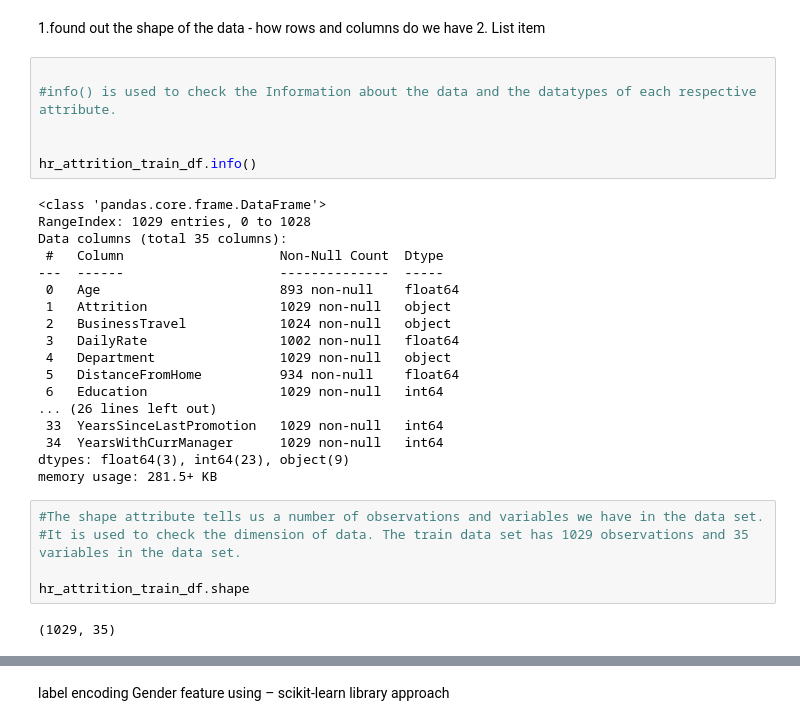
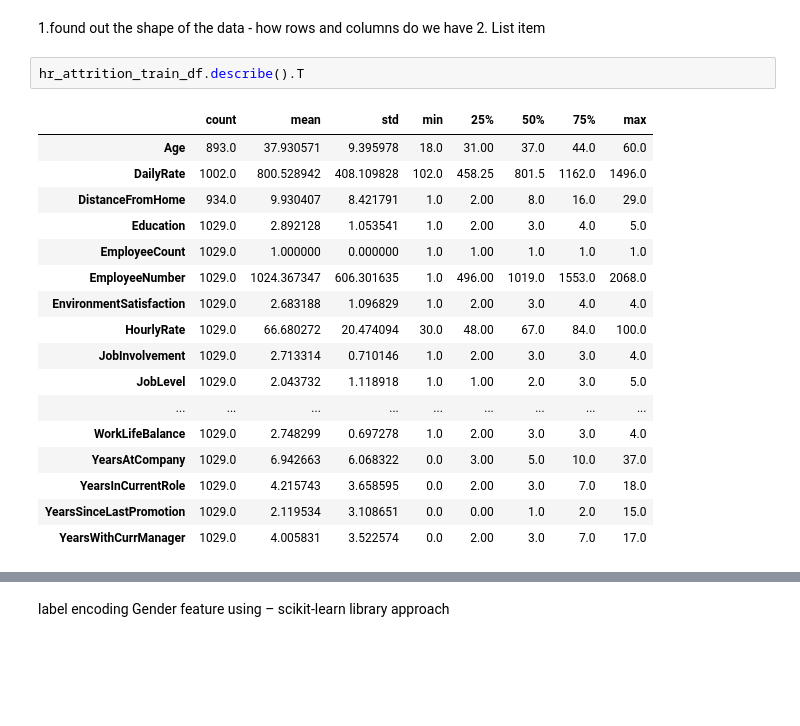
Before and after one commit to lakesidetech/machine_learning, a Jupyter notebook: Copy_of_Employee_attrition_prediction.ipynb, the cells around one changed output, grey strips where cells are left out. Drawn from its saved outputs; the diff is of its cells as text; blank space fills up the shorter version.

```diff
--- a/Copy_of_Employee_attrition_prediction.ipynb
+++ b/Copy_of_Employee_attrition_prediction.ipynb
@@ -62,37 +775,26 @@ hr_attrition_train_df
 
 1.found out the shape of the data - how rows and columns do we have
 2.   List item
-# %%
-
-#info() is used to check the Information about the data and the datatypes of each respective attribute.
-
-
-hr_attrition_train_df.info()
-# %% [output]
-<class 'pandas.core.frame.DataFrame'>
-RangeIndex: 1029 entries, 0 to 1028
-Data columns (total 35 columns):
- #   Column                    Non-Null Count  Dtype
----  ------                    --------------  -----
- 0   Age                       893 non-null    float64
- 1   Attrition                 1029 non-null   object
- 2   BusinessTravel            1024 non-null   object
- 3   DailyRate                 1002 non-null   float64
- 4   Department                1029 non-null   object
- 5   DistanceFromHome          934 non-null    float64
- 6   Education                 1029 non-null   int64
-... (26 lines left out)
- 33  YearsSinceLastPromotion   1029 non-null   int64
- 34  YearsWithCurrManager      1029 non-null   int64
-dtypes: float64(3), int64(23), object(9)
-memory usage: 281.5+ KB
-# %%
-#The shape attribute tells us a number of observations and variables we have in the data set.
-#It is used to check the dimension of data. The train data set has 1029 observations and 35 variables in the data set.
-
-hr_attrition_train_df.shape
-# %% [output]
-(1029, 35)
+# %%
+hr_attrition_train_df.describe().T
+# %% [output]
+|  | count | mean | std | min | 25% | 50% | 75% | max |
+| Age | 893.0 | 37.930571 | 9.395978 | 18.0 | 31.00 | 37.0 | 44.0 | 60.0 |
+| DailyRate | 1002.0 | 800.528942 | 408.109828 | 102.0 | 458.25 | 801.5 | 1162.0 | 1496.0 |
+| DistanceFromHome | 934.0 | 9.930407 | 8.421791 | 1.0 | 2.00 | 8.0 | 16.0 | 29.0 |
+| Education | 1029.0 | 2.892128 | 1.053541 | 1.0 | 2.00 | 3.0 | 4.0 | 5.0 |
+| EmployeeCount | 1029.0 | 1.000000 | 0.000000 | 1.0 | 1.00 | 1.0 | 1.0 | 1.0 |
+| EmployeeNumber | 1029.0 | 1024.367347 | 606.301635 | 1.0 | 496.00 | 1019.0 | 1553.0 | 2068.0 |
+| EnvironmentSatisfaction | 1029.0 | 2.683188 | 1.096829 | 1.0 | 2.00 | 3.0 | 4.0 | 4.0 |
+| HourlyRate | 1029.0 | 66.680272 | 20.474094 | 30.0 | 48.00 | 67.0 | 84.0 | 100.0 |
+| JobInvolvement | 1029.0 | 2.713314 | 0.710146 | 1.0 | 2.00 | 3.0 | 3.0 | 4.0 |
+| JobLevel | 1029.0 | 2.043732 | 1.118918 | 1.0 | 1.00 | 2.0 | 3.0 | 5.0 |
+| ... | ... | ... | ... | ... | ... | ... | ... | ... |
+| WorkLifeBalance | 1029.0 | 2.748299 | 0.697278 | 1.0 | 2.00 | 3.0 | 3.0 | 4.0 |
+| YearsAtCompany | 1029.0 | 6.942663 | 6.068322 | 0.0 | 3.00 | 5.0 | 10.0 | 37.0 |
+| YearsInCurrentRole | 1029.0 | 4.215743 | 3.658595 | 0.0 | 2.00 | 3.0 | 7.0 | 18.0 |
+| YearsSinceLastPromotion | 1029.0 | 2.119534 | 3.108651 | 0.0 | 0.00 | 1.0 | 2.0 | 15.0 |
+| YearsWithCurrManager | 1029.0 | 4.005831 | 3.522574 | 0.0 | 2.00 | 3.0 | 7.0 | 17.0 |
 # %%
 #@title Default title text
 #Handling Missing Value
```
Also changed, not shown: parts of 111 cells of this notebook.
